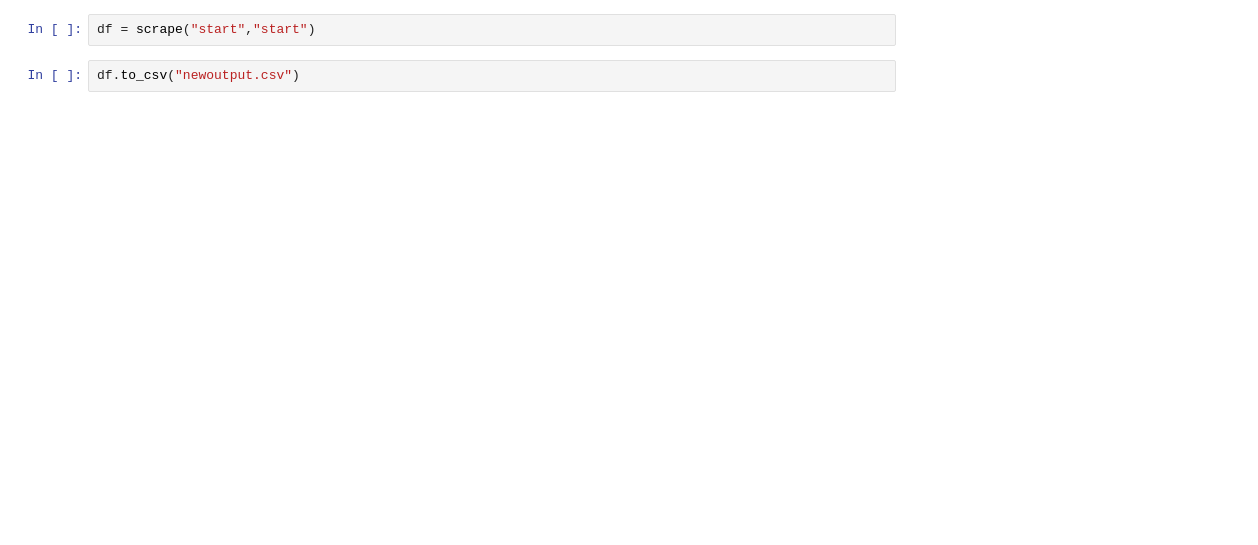
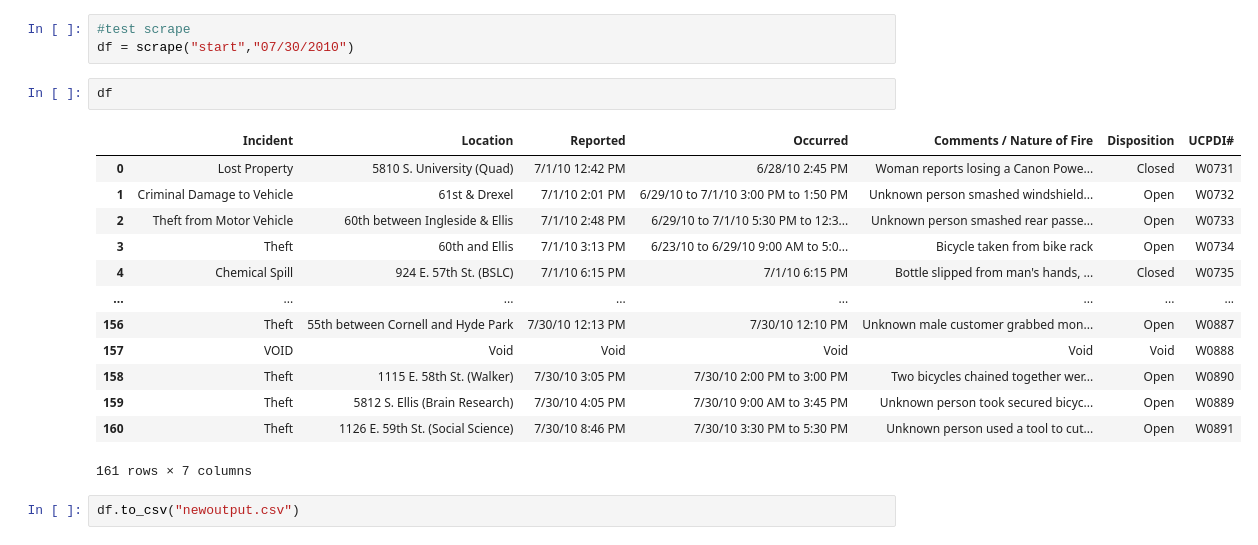
Before and after one commit to UCOpenData/NewCPD, a Jupyter notebook: scraper.ipynb, the cells around one changed output. Drawn from its saved outputs; the diff is of its cells as text; blank space fills up the shorter version.

```diff
--- a/scraper.ipynb
+++ b/scraper.ipynb
@@ -95,4 +86,21 @@ def scrape(end = "today", start = "start"):
-# %%
-df = scrape("start","start")
+# %%
+#test scrape
+df = scrape("start","07/30/2010")
+# %%
+df
+# %% [output]
+|  | Incident | Location | Reported | Occurred | Comments / Nature of Fire | Disposition | UCPDI# |
+| 0 | Lost Property | 5810 S. University (Quad) | 7/1/10 12:42 PM | 6/28/10 2:45 PM | Woman reports losing a Canon Powe... | Closed | W0731 |
+| 1 | Criminal Damage to Vehicle | 61st & Drexel | 7/1/10 2:01 PM | 6/29/10 to 7/1/10 3:00 PM to 1:50 PM | Unknown person smashed windshield... | Open | W0732 |
+| 2 | Theft from Motor Vehicle | 60th between Ingleside & Ellis | 7/1/10 2:48 PM | 6/29/10 to 7/1/10 5:30 PM to 12:3... | Unknown person smashed rear passe... | Open | W0733 |
+| 3 | Theft | 60th and Ellis | 7/1/10 3:13 PM | 6/23/10 to 6/29/10 9:00 AM to 5:0... | Bicycle taken from bike rack | Open | W0734 |
+| 4 | Chemical Spill | 924 E. 57th St. (BSLC) | 7/1/10 6:15 PM | 7/1/10 6:15 PM | Bottle slipped from man's hands, ... | Closed | W0735 |
+| ... | ... | ... | ... | ... | ... | ... | ... |
+| 156 | Theft | 55th between Cornell and Hyde Park | 7/30/10 12:13 PM | 7/30/10 12:10 PM | Unknown male customer grabbed mon... | Open | W0887 |
+| 157 | VOID | Void | Void | Void | Void | Void | W0888 |
+| 158 | Theft | 1115 E. 58th St. (Walker) | 7/30/10 3:05 PM | 7/30/10 2:00 PM to 3:00 PM | Two bicycles chained together wer... | Open | W0890 |
+| 159 | Theft | 5812 S. Ellis (Brain Research) | 7/30/10 4:05 PM | 7/30/10 9:00 AM to 3:45 PM | Unknown person took secured bicyc... | Open | W0889 |
+| 160 | Theft | 1126 E. 59th St. (Social Science) | 7/30/10 8:46 PM | 7/30/10 3:30 PM to 5:30 PM | Unknown person used a tool to cut... | Open | W0891 |
+161 rows × 7 columns
 # %%
 df.to_csv("newoutput.csv")
```
Also changed, not shown: parts of 1 cell of this notebook, 1 other file.
